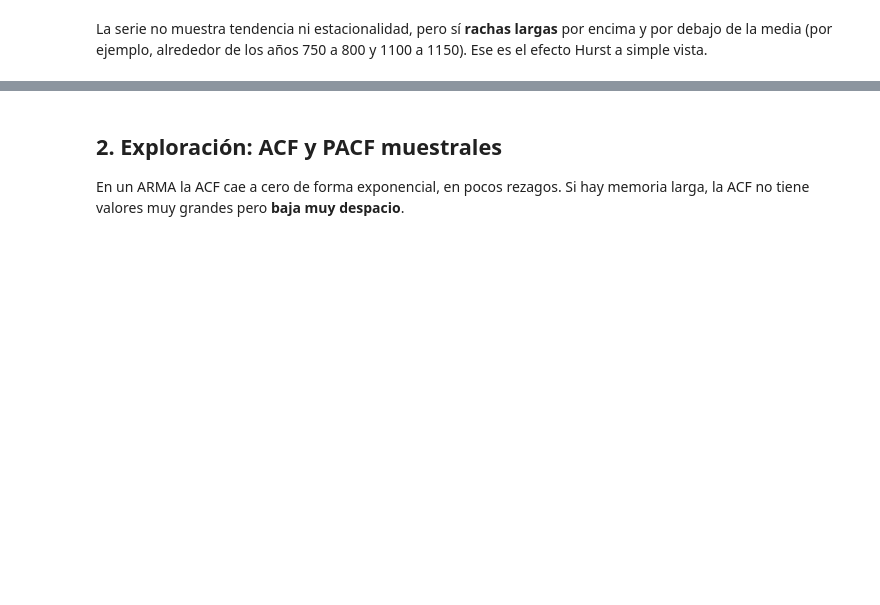
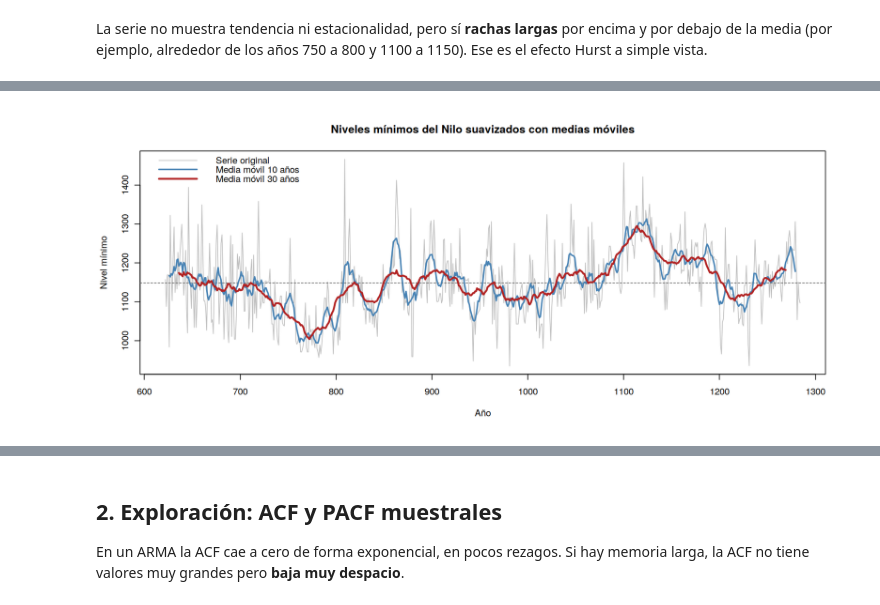
Before and after one commit to camilomelo928/Series-de-Tiempo, a Jupyter notebook: seminario-arfima/notebooks/arfima_nilo.ipynb, the cells around one changed output, grey strips where cells are left out. Cells and saved outputs as stored; diff of their text form; code cells hidden in the pictures; blank space fills up the shorter version.

Commit message:
Notebook ARFIMA: suavizamiento con medias móviles

```diff
--- a/seminario-arfima/notebooks/arfima_nilo.ipynb
+++ b/seminario-arfima/notebooks/arfima_nilo.ipynb
@@ -78,0 +85,15 @@ La serie no muestra tendencia ni estacionalidad, pero sí **rachas largas** por
+# %%
+mm10 <- stats::filter(nilo, rep(1/10, 10), sides = 2)   # media movil centrada de 10 años
+mm30 <- stats::filter(nilo, rep(1/30, 30), sides = 2)   # media movil centrada de 30 años
+
+graficar("medias_moviles.png", function() {
+  plot(nilo, col = "grey75", xlab = "Año", ylab = "Nivel mínimo",
+       main = "Niveles mínimos del Nilo suavizados con medias móviles")
+  abline(h = mean(nilo), lty = 2, col = "grey40")
+  lines(mm10, col = "steelblue", lwd = 2)
+  lines(mm30, col = "firebrick", lwd = 2.5)
+  legend("topleft", bty = "n", lwd = c(1, 2, 2.5), col = c("grey75", "steelblue", "firebrick"),
+         legend = c("Serie original", "Media móvil 10 años", "Media móvil 30 años"))
+}, alto = 700)
+# %% [output]
+[figure, added]
```
Also changed, not shown: parts of 4 cells of this notebook, 1 other file.
